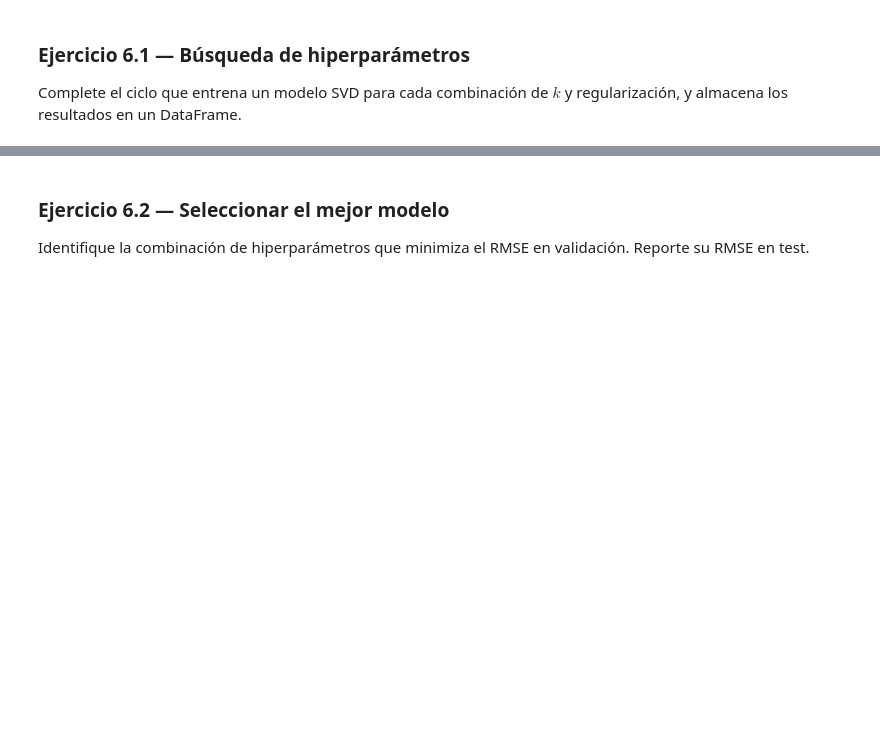
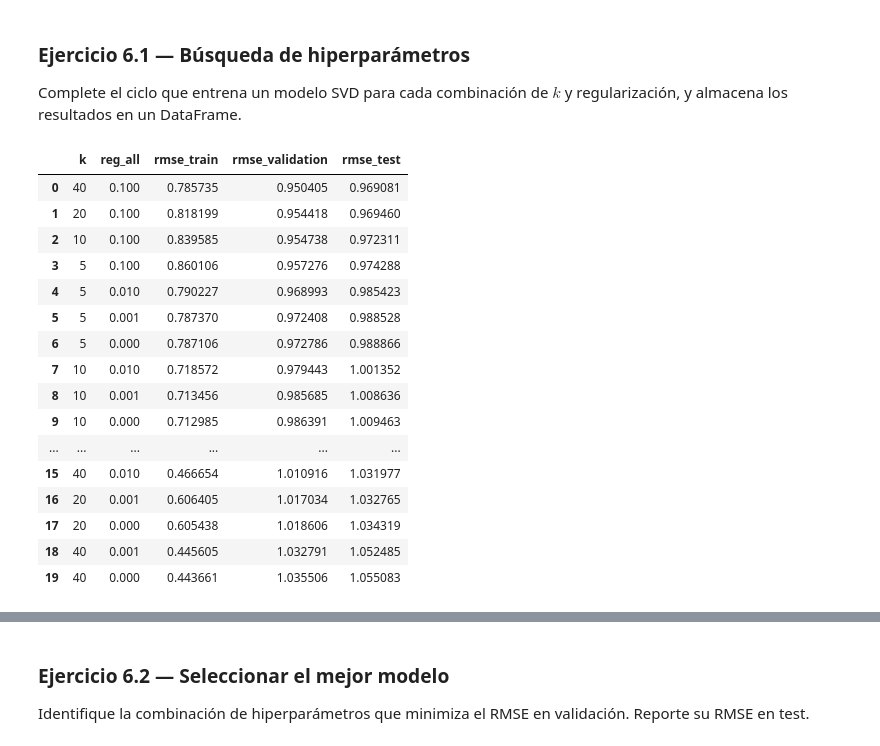
Before and after one commit to juanardila10/SistemasRecomendacion, a Jupyter notebook: MINE_4201_Laboratorio_3_V6.ipynb, the cells around one changed output, grey strips where cells are left out. Saved outputs shown, nothing was run; the diff lists cells and outputs as text; code cells hidden in the pictures; blank space fills up the shorter version.

```diff
--- a/MINE_4201_Laboratorio_3_V6.ipynb
+++ b/MINE_4201_Laboratorio_3_V6.ipynb
@@ -542,24 +545,43 @@ Complete el ciclo que entrena un modelo SVD para cada combinación de $k$ y regu
 # %%
 # TODO: Complete el ciclo de búsqueda de hiperparámetros
 rows = []
 for k in k_values:
     for reg in reg_values:
         model = SVD(
             n_factors=k,
             n_epochs=60,
             biased=True,
             lr_all=0.005,
             reg_all=reg,
             random_state=42,
         )
         # TODO: Entrene el modelo y guarde los resultados
-        ___
+        model.fit(trainset)
+        metrics = compute_rmse_triplet(model, train_known_ratings, validation_set, test_set)
         row = {"k": k, "reg_all": reg}
-        row.update(___)
+        row.update(metrics)
         rows.append(row)
 
 results_df = pd.DataFrame(rows)
 results_df.sort_values("rmse_validation").reset_index(drop=True)
+# %% [output]
+|  | k | reg_all | rmse_train | rmse_validation | rmse_test |
+| 0 | 40 | 0.100 | 0.785735 | 0.950405 | 0.969081 |
+| 1 | 20 | 0.100 | 0.818199 | 0.954418 | 0.969460 |
+| 2 | 10 | 0.100 | 0.839585 | 0.954738 | 0.972311 |
+| 3 | 5 | 0.100 | 0.860106 | 0.957276 | 0.974288 |
+| 4 | 5 | 0.010 | 0.790227 | 0.968993 | 0.985423 |
+| 5 | 5 | 0.001 | 0.787370 | 0.972408 | 0.988528 |
+| 6 | 5 | 0.000 | 0.787106 | 0.972786 | 0.988866 |
+| 7 | 10 | 0.010 | 0.718572 | 0.979443 | 1.001352 |
+| 8 | 10 | 0.001 | 0.713456 | 0.985685 | 1.008636 |
+| 9 | 10 | 0.000 | 0.712985 | 0.986391 | 1.009463 |
+| ... | ... | ... | ... | ... | ... |
+| 15 | 40 | 0.010 | 0.466654 | 1.010916 | 1.031977 |
+| 16 | 20 | 0.001 | 0.606405 | 1.017034 | 1.032765 |
+| 17 | 20 | 0.000 | 0.605438 | 1.018606 | 1.034319 |
+| 18 | 40 | 0.001 | 0.445605 | 1.032791 | 1.052485 |
+| 19 | 40 | 0.000 | 0.443661 | 1.035506 | 1.055083 |
 # %%
 # Visualización del efecto de k y regularización
 fig, axes = plt.subplots(1, 2, figsize=(14, 5))
```
Also changed, not shown: parts of 9 cells of this notebook.
